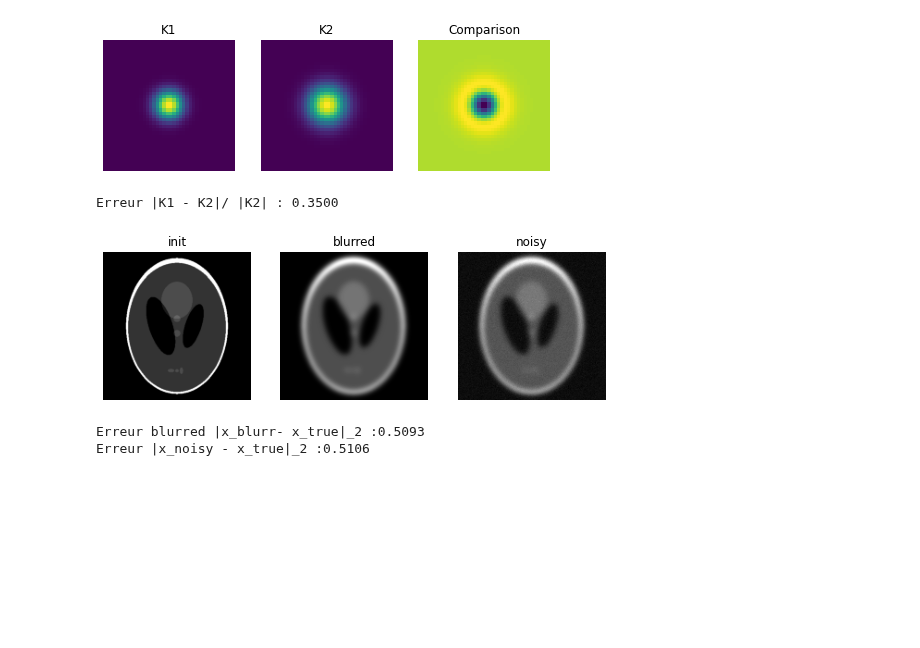
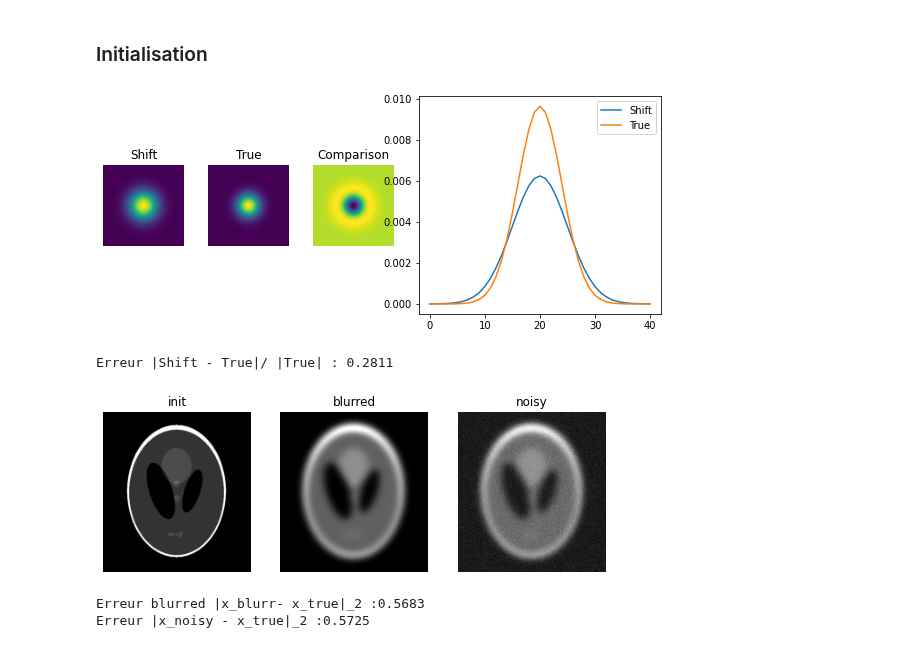
Before and after one commit to ceciledellavalle/BlindDeconvolution, a Jupyter notebook: Estimation noyau.ipynb, the cells around one changed output. Drawn from its saved outputs; the diff is of its cells as text; code cells hidden in the pictures; blank space fills up the shorter version.

```diff
--- a/Estimation noyau.ipynb
+++ b/Estimation noyau.ipynb
@@ -22,9 +23,11 @@ from Codes.fbstep import Energy
+# %% [markdown]
+### Initialisation
 # %%
-K, K_shift, x_im, x_b, x_o1 = DataGen()
+K1, K2, x_im, x_b, x_o1 = DataGen()
 # %% [output]
-[figure, old version]
+[figure, new version]
-Erreur |K1 - K2|/ |K2| : 0.3500
+Erreur |Shift - True|/ |True| : 0.2811
-[figure, old version]
+[figure, new version]
-Erreur blurred |x_blurr- x_true|_2 :0.5093
-Erreur |x_noisy - x_true|_2 :0.5106
+Erreur blurred |x_blurr- x_true|_2 :0.5683
+Erreur |x_noisy - x_true|_2 :0.5725
 # %%
```
Also changed, not shown: parts of 18 cells of this notebook, 22 other files.
